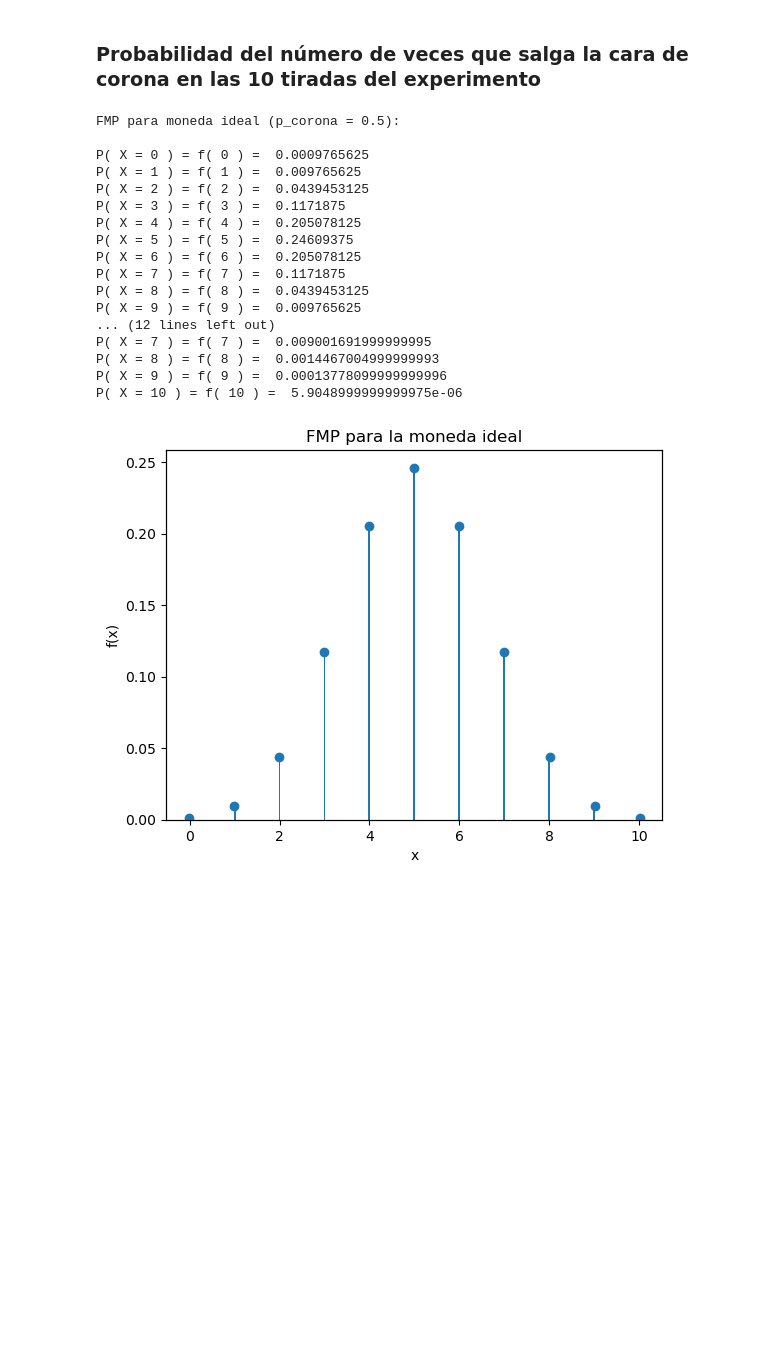
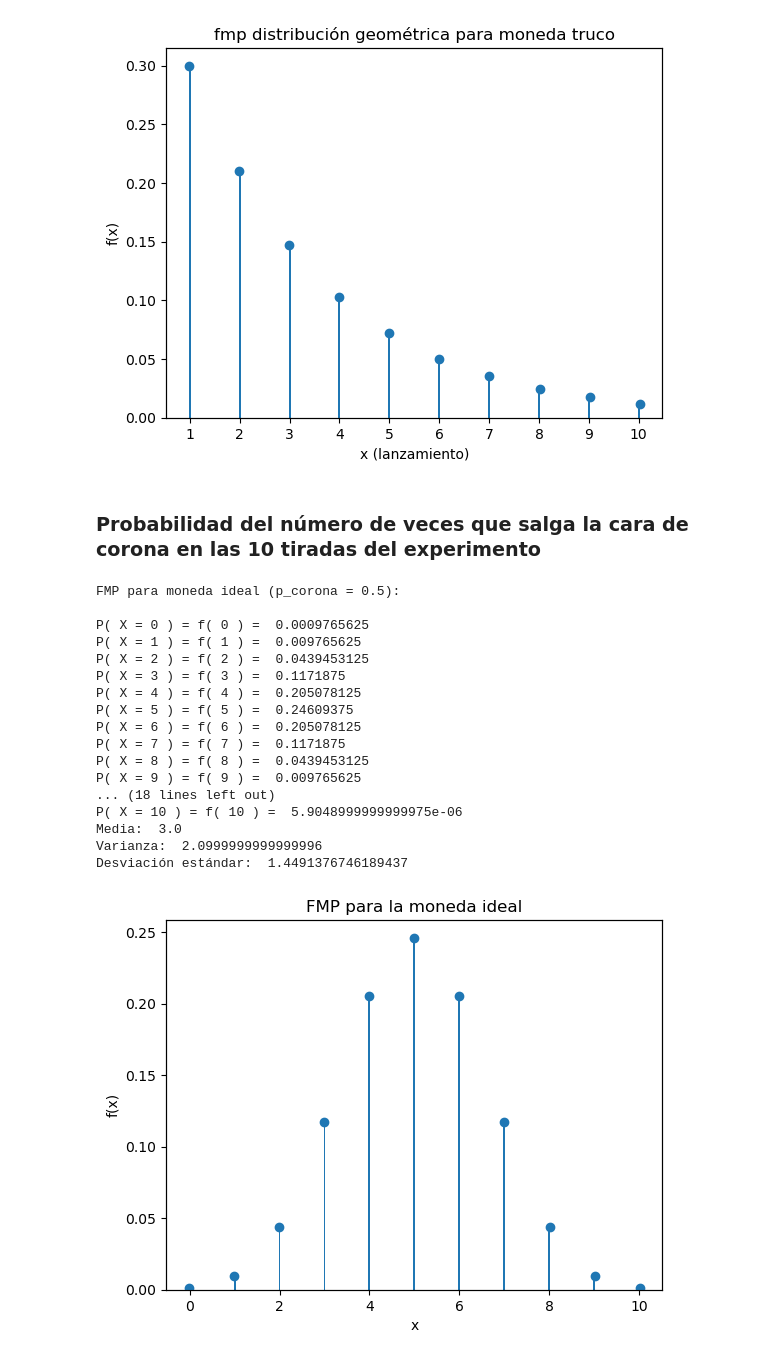
Before and after one commit to Felipe-V13/Probabilidad_proyecto_2, a Jupyter notebook: proyecto_2.ipynb, the cells around one changed output. Drawn from its saved outputs; the diff is of its cells as text; code cells hidden in the pictures; blank space fills up the shorter version.

```diff
--- a/proyecto_2.ipynb
+++ b/proyecto_2.ipynb
@@ -1,8 +88,24 @@
+# %%
+# Graficamos para moneda truco
+ejex = np.arange(1, lanzamientos+1)
+fig = plt.figure()
+host = fig.add_subplot()
+par = host.twiny()
+
+host.bar(ejex, X_geo_truco, width=0.04)
+par.scatter(ejex, X_geo_truco)
+par.axes.get_xaxis().set_ticks([])
+host.locator_params(axis="x", nbins=lanzamientos)
+host.set_title("fmp distribución geométrica para moneda truco")
+host.set_xlabel("x (lanzamiento)")
+host.set_ylabel("f(x)")
+
+plt.show()
+# %% [output]
+[figure, added]
 # %% [markdown]
 ### Probabilidad del número de veces que salga la cara de corona en las 10 tiradas del experimento
 # %%
-import matplotlib.pyplot as plt
-import numpy as np
 
 def factorial(n):
     fact = 1
@@ -19,19 +122,32 @@ def binomial_fmp(n, p):
 
     return X
 
+def media_binomial(n, p):
+    return n*p
+
+def varianza_binomial(n, p):
+    return n*p*(1 - p)
+
 n = 10
-p = 0.5
+p = 0.5 # moneda ideal
 
 print("\nFMP para moneda ideal (p_corona = 0.5): \n")
 X_ideal = binomial_fmp(n, p)
 for x in range(len(X_ideal)):
     print("P( X =", x, ") = f(", x, ") = ", X_ideal[x])
+print("Media: ", media_binomial(n,p))
+print("Varianza: ", varianza_binomial(n,p))
+print("Desviación estándar: ", sqrt(varianza_binomial(n,p)))
 
-p = 0.3
+
+p = 0.3 # moneda truco
 print("\n\nFMP para moneda truco (p_corona = 0.3): \n")
 X_truco = binomial_fmp(n, p)
 for x in range(len(X_ideal)):
     print("P( X =", x, ") = f(", x, ") = ", X_truco[x])
+print("Media: ", media_binomial(n,p))
+print("Varianza: ", varianza_binomial(n,p))
+print("Desviación estándar: ", sqrt(varianza_binomial(n,p)))
 # %% [output]
 FMP para moneda ideal (p_corona = 0.5):
 
@@ -45,11 +161,11 @@ P( X = 6 ) = f( 6 ) =  0.205078125
 P( X = 7 ) = f( 7 ) =  0.1171875
 P( X = 8 ) = f( 8 ) =  0.0439453125
 P( X = 9 ) = f( 9 ) =  0.009765625
-... (12 lines left out)
-P( X = 7 ) = f( 7 ) =  0.009001691999999995
-P( X = 8 ) = f( 8 ) =  0.0014467004999999993
-P( X = 9 ) = f( 9 ) =  0.00013778099999999996
+... (18 lines left out)
 P( X = 10 ) = f( 10 ) =  5.9048999999999975e-06
+Media:  3.0
+Varianza:  2.0999999999999996
+Desviación estándar:  1.4491376746189437
 # %%
 # MONEDA IDEAL
 
```
Also changed, not shown: parts of 3 cells of this notebook.
